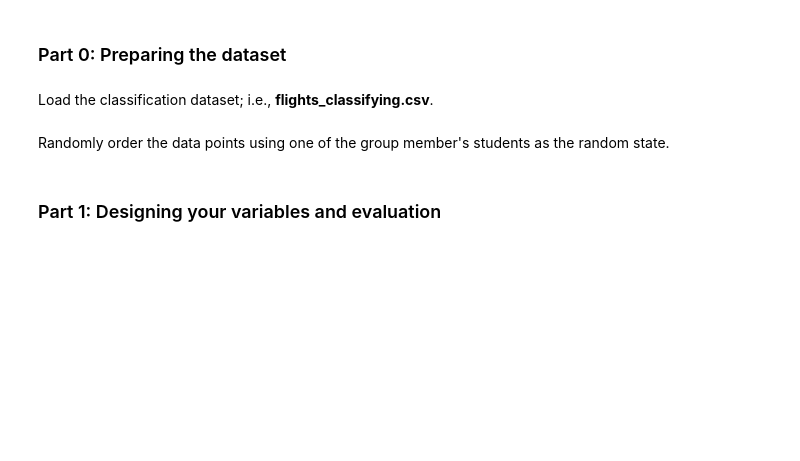
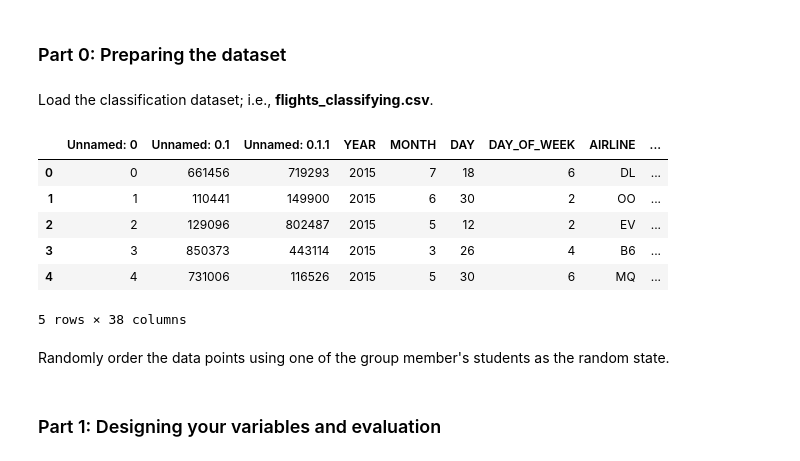
Before and after one commit to DanXCVII/IDS-Assignments, a Jupyter notebook: Assignment 1/assignment_part1.ipynb, the cells around one changed output. Drawn from its saved outputs; the diff is of its cells as text; code cells hidden in the pictures; blank space fills up the shorter version.

```diff
--- a/Assignment 1/assignment_part1.ipynb
+++ b/Assignment 1/assignment_part1.ipynb
@@ -367,6 +479,16 @@ We want you to systematically approach the questions. So we take the following s
 Load the classification dataset; i.e., <b>flights_classifying.csv</b>.
 # %%
 # Your code
+flights_classifying = pd.read_csv('./flights_classifying.csv')
+flights_classifying.head()
+# %% [output]
+|  | Unnamed: 0 | Unnamed: 0.1 | Unnamed: 0.1.1 | YEAR | MONTH | DAY | DAY_OF_WEEK | AIRLINE | ... |
+| 0 | 0 | 661456 | 719293 | 2015 | 7 | 18 | 6 | DL | ... |
+| 1 | 1 | 110441 | 149900 | 2015 | 6 | 30 | 2 | OO | ... |
+| 2 | 2 | 129096 | 802487 | 2015 | 5 | 12 | 2 | EV | ... |
+| 3 | 3 | 850373 | 443114 | 2015 | 3 | 26 | 4 | B6 | ... |
+| 4 | 4 | 731006 | 116526 | 2015 | 5 | 30 | 6 | MQ | ... |
+5 rows × 38 columns
 # %% [markdown]
 Randomly order the data points using one of the group member's students as the random state.
 # %%
```
Also changed, not shown: parts of 56 cells of this notebook, 1 other file.
